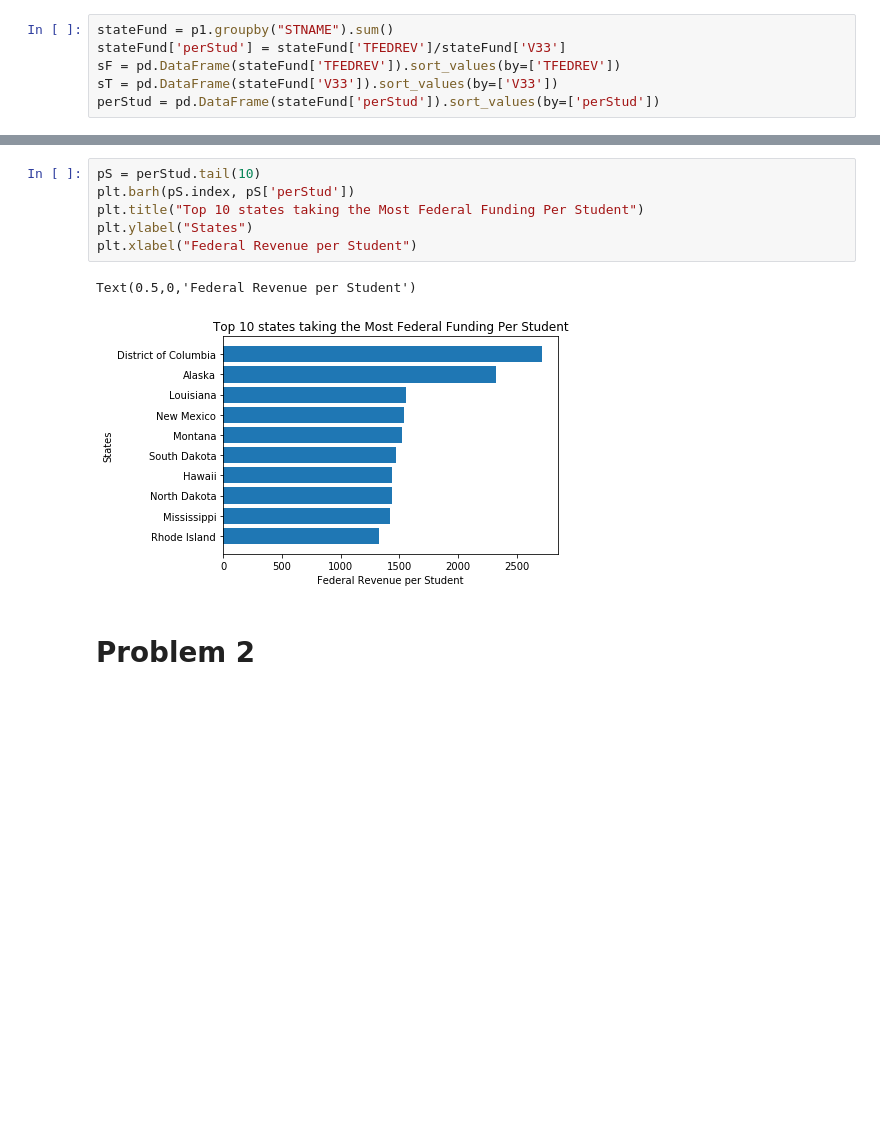
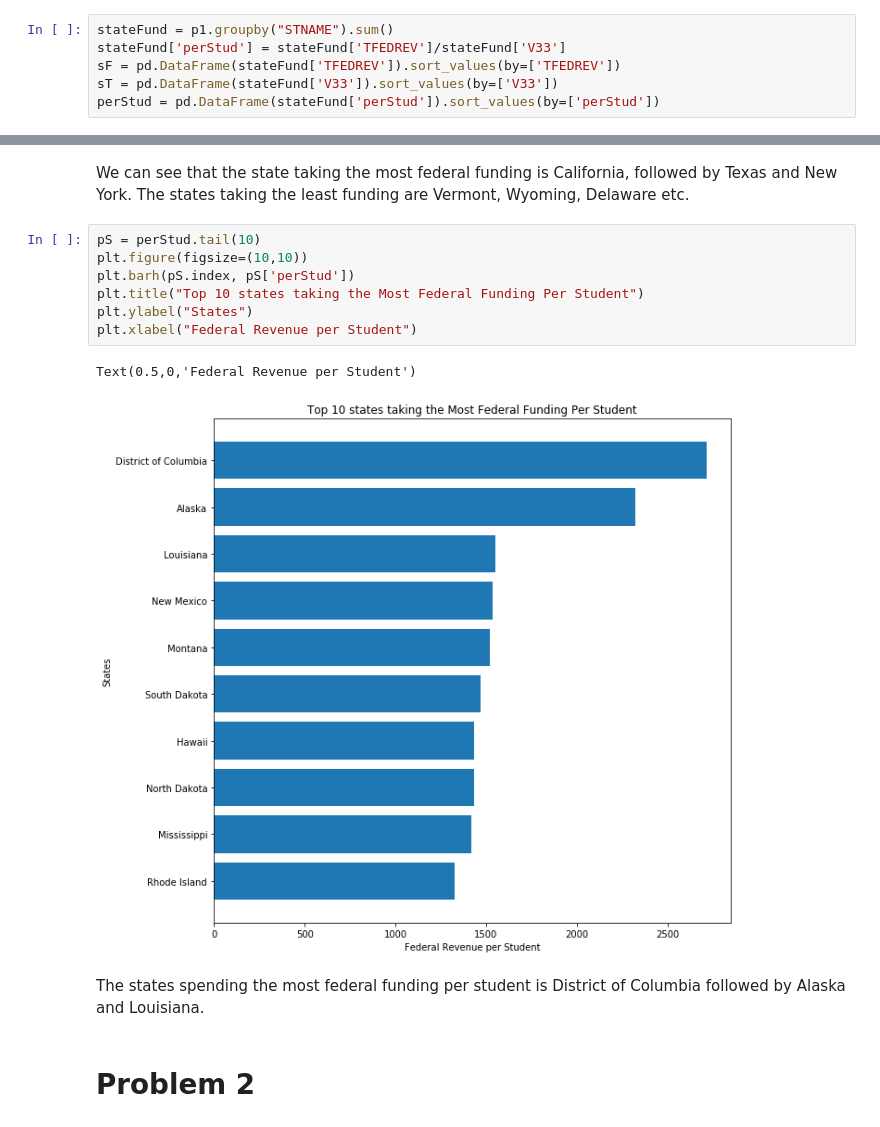
Before and after one commit to agrawal-ris/DS5500_Assignment_3, a Jupyter notebook: Rishabh_Assignment_3.ipynb, the cells around one changed output, grey strips where cells are left out. Cells and saved outputs as stored; diff of their text form; blank space fills up the shorter version.

```diff
--- a/Rishabh_Assignment_3.ipynb
+++ b/Rishabh_Assignment_3.ipynb
@@ -64,12 +54,18 @@ Text(0.5,0,'Total Federal Revenue')
+# %% [markdown]
+We can see that the state taking the most federal funding is California, followed by Texas and New York.
+The states taking the least funding are Vermont, Wyoming, Delaware etc.
 # %%
 pS = perStud.tail(10)
+plt.figure(figsize=(10,10))
 plt.barh(pS.index, pS['perStud'])
 plt.title("Top 10 states taking the Most Federal Funding Per Student")
 plt.ylabel("States")
 plt.xlabel("Federal Revenue per Student")
 # %% [output]
 Text(0.5,0,'Federal Revenue per Student')
-[figure, old version]
+[figure, new version]
+# %% [markdown]
+The states spending the most federal funding per student is District of Columbia followed by Alaska and Louisiana.
 # %% [markdown]
 # Problem 2
 # %%
```
Also changed, not shown: parts of 19 cells of this notebook.
